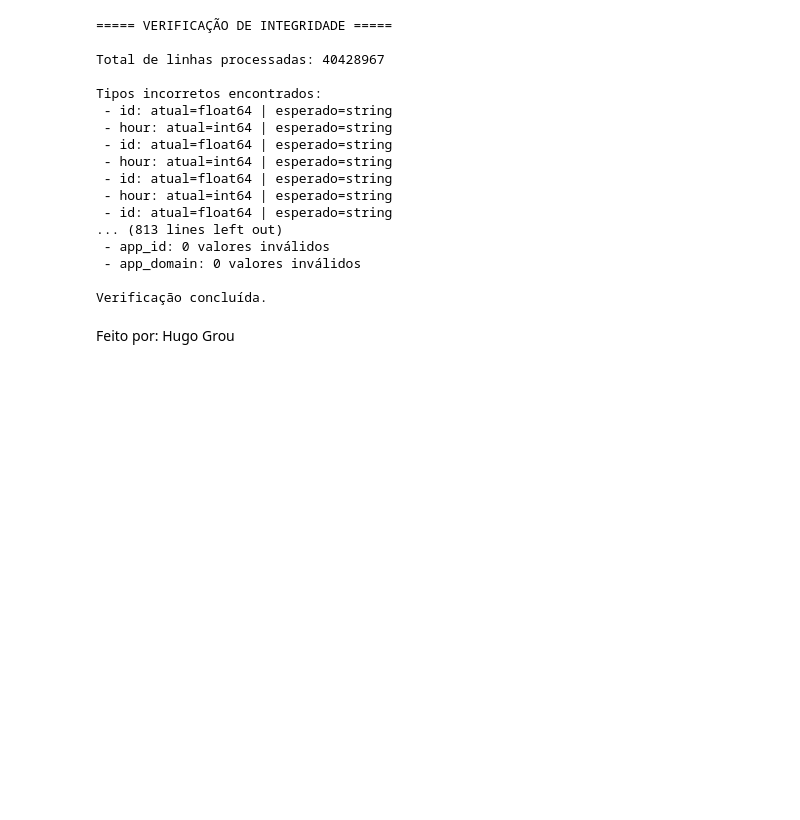
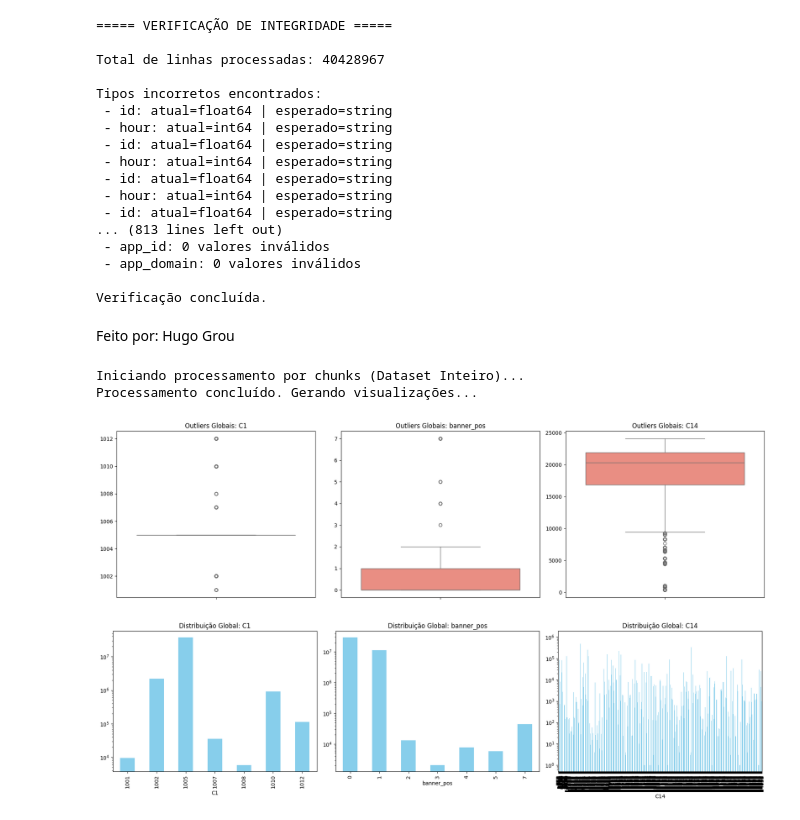
Before and after one commit to BernardoFernandes7/Projeto-Final, a Jupyter notebook: notebooks/projeto-cdg.ipynb, the cells around one changed output. Drawn from its saved outputs; the diff is of its cells as text; code cells hidden in the pictures; blank space fills up the shorter version.

Commit message:
Kaggle Notebook | PROJETO CDG | aula_0225

```diff
--- a/notebooks/projeto-cdg.ipynb
+++ b/notebooks/projeto-cdg.ipynb
@@ -331,3 +331,83 @@ Tipos incorretos encontrados:
 Verificação concluída.
 # %% [markdown]
 Feito por: Hugo Grou
+# %%
+import pandas as pd
+import numpy as np
+import matplotlib.pyplot as plt
+import seaborn as sns
+
+# 1. Configurações Iniciais
+file_path = "/kaggle/input/datasets/madhu41289/avazu-ctr-prediction-exp/train/train.csv"
+chunk_size = 2_000_000  # Processar 2 milhões de linhas de cada vez
+cols_numericas = ['C1', 'banner_pos', 'C14', 'C15', 'C16']
+cols_categoricas = ['site_category', 'app_category', 'device_type']
+
+# Dicionários para armazenar as agregações
+counts_num = {col: pd.Series(dtype='int64') for col in cols_numericas}
+counts_cat = {col: pd.Series(dtype='int64') for col in cols_categoricas}
+
+print("Iniciando processamento por chunks (Dataset Inteiro)...")
+
+# 2. Processamento em Loop
+for chunk in pd.read_csv(file_path, chunksize=chunk_size, usecols=cols_numericas + cols_categoricas):
+    # Agregar frequências para variáveis numéricas (para Boxplots)
+    for col in cols_numericas:
+        counts_num[col] = counts_num[col].add(chunk[col].value_counts(), fill_value=0)
+
+    # Agregar frequências para variáveis categóricas
+    for col in cols_categoricas:
+        counts_cat[col] = counts_cat[col].add(chunk[col].value_counts(), fill_value=0)
+
+print("Processamento concluído. Gerando visualizações...")
+
+# ---------------------------------------------------------
+# 3. Visualização de Outliers (Boxplots)
+# ---------------------------------------------------------
+# Como não podemos fazer boxplot de 40M de pontos diretamente,
+# usamos as contagens para criar uma amostra estatisticamente idêntica.
+
+plt.figure(figsize=(18, 5))
+for i, col in enumerate(['C1', 'banner_pos', 'C14']):
+    plt.subplot(1, 3, i+1)
+
+    # Criar uma série expandida baseada nas contagens para o boxplot
+    # Limitamos o tamanho da amostra para o gráfico ser rápido, mas mantendo a proporção real
+    v = counts_num[col].index.values
+    w = counts_num[col].values
+
+    sns.boxplot(y=np.repeat(v, w.astype(int) // 1000), color='salmon') # Amostra 1:1000 proporcional
+    plt.title(f'Outliers Globais: {col}')
+
+plt.tight_layout()
+plt.show()
+
+# ---------------------------------------------------------
+# 4. Histogramas (Distribuição Global)
+# ---------------------------------------------------------
+plt.figure(figsize=(18, 5))
+for i, col in enumerate(['C1', 'banner_pos', 'C14']):
+    plt.subplot(1, 3, i+1)
+    counts_num[col].sort_index().plot(kind='bar', color='skyblue')
+    plt.title(f'Distribuição Global: {col}')
+    plt.yscale('log') # Escala logarítmica para ver valores raros (outliers)
+
+plt.tight_layout()
+plt.show()
+
+# ---------------------------------------------------------
+# 5. Frequência Categórica (Deep EDA)
+# ---------------------------------------------------------
+for col in cols_categoricas:
+    plt.figure(figsize=(10, 4))
+    top_10 = counts_cat[col].sort_values(ascending=False).head(10)
+
+    sns.barplot(x=top_10.values, y=top_10.index, palette='viridis')
+    plt.title(f'Top 10 Frequência: {col} (Análise Total)')
+    plt.xlabel('Número de Ocorrências')
+    plt.show()
+# %% [output]
+Iniciando processamento por chunks (Dataset Inteiro)...
+Processamento concluído. Gerando visualizações...
+[figure, added]
+[figure, added]
```
Also changed, not shown: parts of 1 cell of this notebook.
